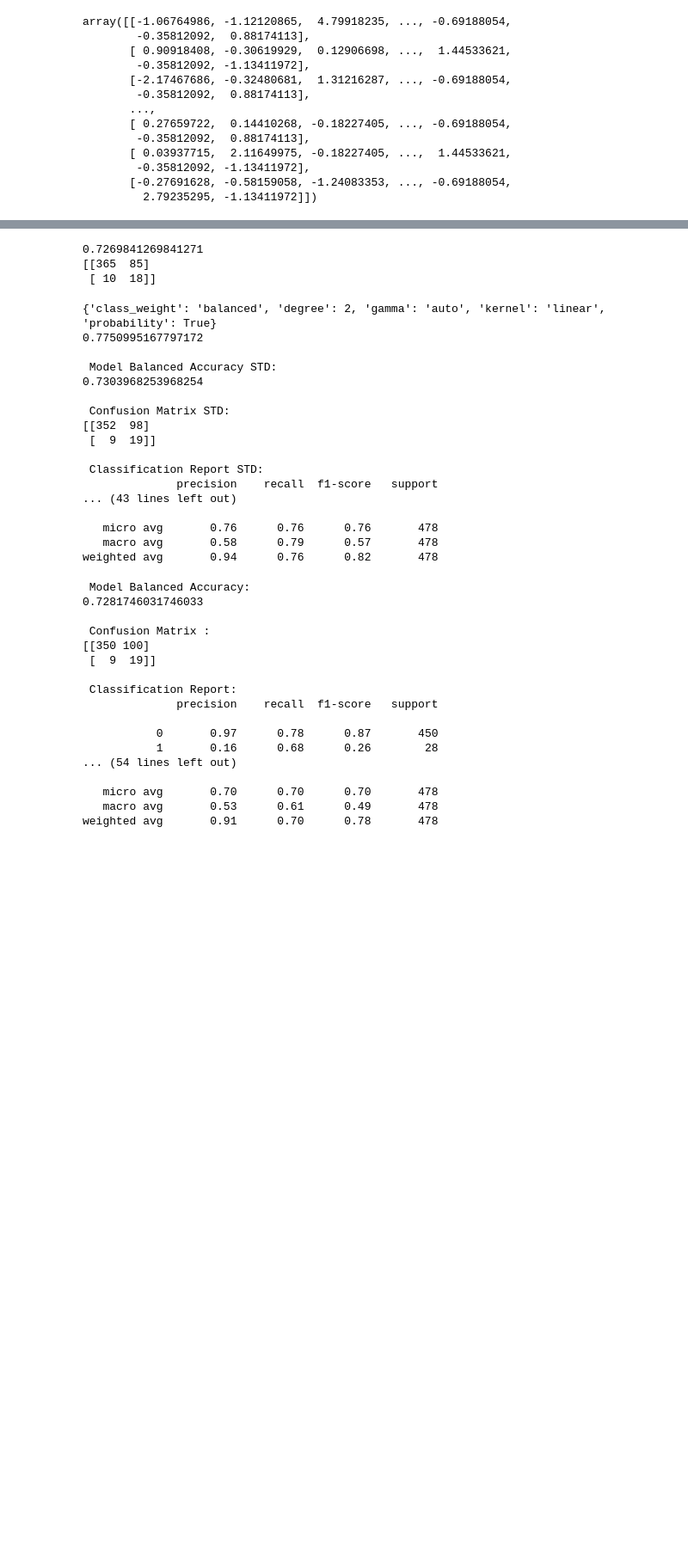
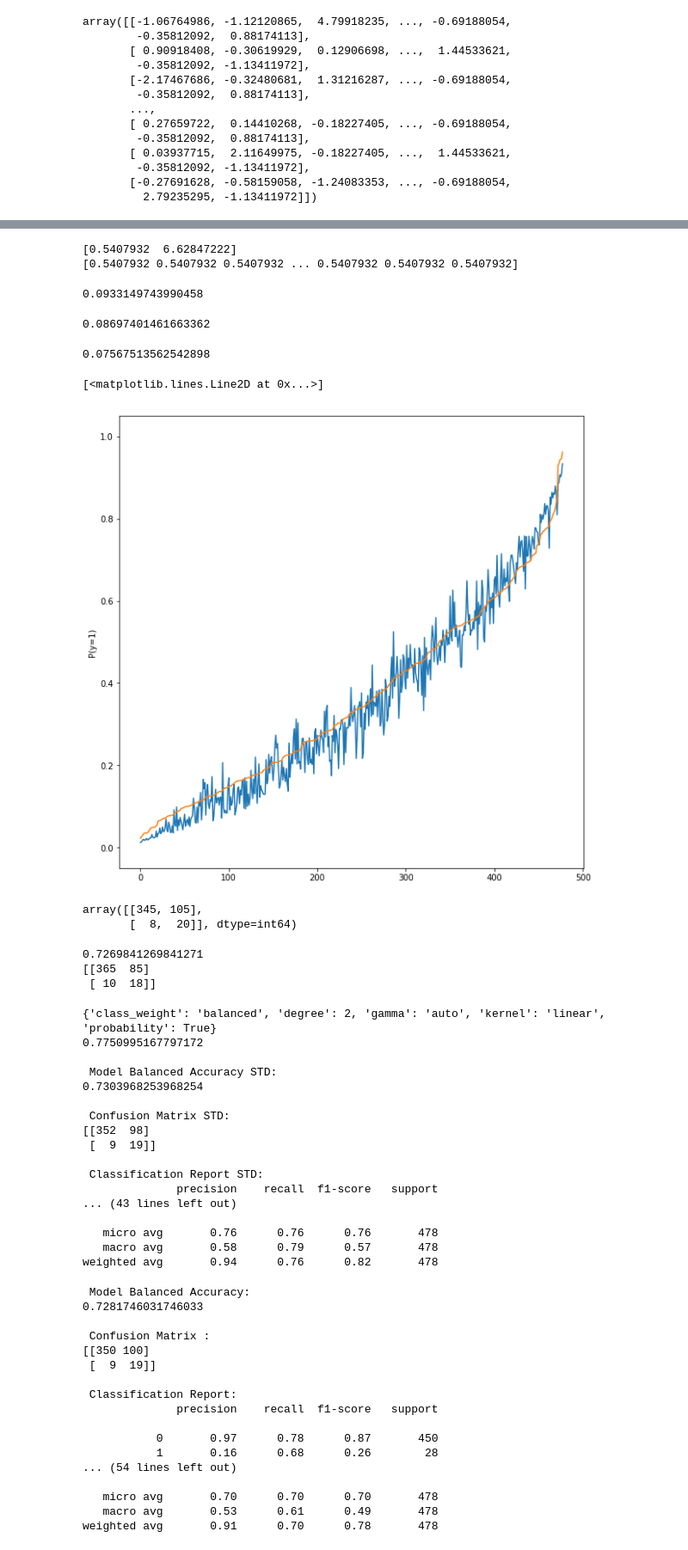
Before and after one commit to anubhav-reddy/Partial-Nephrectomy, a Jupyter notebook: New Model/Intra-Op-Complications-Data-Prep.ipynb, the cells around one changed output, grey strips where cells are left out. Shown at 86% size. Drawn from its saved outputs; the diff is of its cells as text; code cells hidden in the pictures; blank space fills up the shorter version.

```diff
--- a/New Model/Intra-Op-Complications-Data-Prep.ipynb
+++ b/New Model/Intra-Op-Complications-Data-Prep.ipynb
@@ -766,7 +662,7 @@ from sklearn.model_selection import GridSearchCV
 from sklearn import metrics
 import math
 model = LogisticRegression()
-parameter_dist = {'solver':['liblinear'],'class_weight': ['balanced'] , 'penalty':['l2'] }
+parameter_dist = {'solver':['liblinear','newton-cg','sag','lbfgs'],'class_weight': ['balanced'] , 'penalty':['l2'], 'C': [0.001, 0.01, 0.1, 1, 10, 100, 1000] }
 logit = GridSearchCV(model,parameter_dist,n_jobs=-1,scoring='balanced_accuracy', cv = 5)
 logit_std = GridSearchCV(model,parameter_dist,n_jobs=-1,scoring='balanced_accuracy', cv = 5)
 logit_pca = GridSearchCV(model,parameter_dist,n_jobs=-1,scoring='balanced_accuracy', cv = 5)
@@ -848,6 +748,57 @@ print("\n Classification Report STD KPCA: \n"+ str(metrics.classification_report
    micro avg       0.75      0.75      0.75       478
    macro avg       0.58      0.80      0.57       478
 weighted avg       0.94      0.75      0.81       478
+# %%
+from sklearn.utils import class_weight
+class_weights = class_weight.compute_class_weight('balanced',
+                                                 np.unique(Y_train),
+                                                 Y_train)
+sample_weights = class_weight.compute_sample_weight('balanced',Y_train)
+
+print(class_weights)
+print(sample_weights)
+# %% [output]
+[0.5407932  6.62847222]
+[0.5407932 0.5407932 0.5407932 ... 0.5407932 0.5407932 0.5407932]
+# %%
+from sklearn.calibration import CalibratedClassifierCV
+results_logit_kpca_sigmoid = CalibratedClassifierCV(results_logit_kpca.best_estimator_, cv=5, method='sigmoid')
+results_logit_kpca_sigmoid.fit(X_train_std_KPCA, Y_train, sample_weights)
+y_logit_kpca_sigmoid = results_logit_kpca_sigmoid.predict_proba(X_test_std_KPCA)[:,1]
+
+results_logit_kpca_isotonic = CalibratedClassifierCV(results_logit_kpca.best_estimator_, cv=5, method='isotonic')
+results_logit_kpca_isotonic.fit(X_train_std_KPCA, Y_train, sample_weights)
+y_logit_kpca_isotonic = results_logit_kpca_isotonic.predict_proba(X_test_std_KPCA)[:,1]
+# %%
+from sklearn.metrics import brier_score_loss
+brier_score_loss(y_logit_kpca, logit_kpca.predict_proba(X_test_std_KPCA)[:,1])
+# %% [output]
+0.0933149743990458
+# %%
+brier_score_loss(y_logit_kpca,y_logit_kpca_sigmoid,)
+# %% [output]
+0.08697401461663362
+# %%
+brier_score_loss(y_logit_kpca, y_logit_kpca_isotonic)
+# %% [output]
+0.07567513562542898
+# %%
+import matplotlib.pyplot as plt
+plt.figure(figsize=(10,10))
+order = np.lexsort((logit_kpca.predict_proba(X_test_std_KPCA)[:,1], ))
+plt.ylim([-0.05, 1.05])
+plt.ylabel("P(y=1)")
+plt.plot(y_logit_kpca_sigmoid[order])
+#plt.plot(y_logit_kpca_isotonic[order])
+plt.plot(logit_kpca.predict_proba(X_test_std_KPCA)[order,1])
+# %% [output]
+[<matplotlib.lines.Line2D at 0x...>]
+[figure, added]
+# %%
+metrics.confusion_matrix(Y_test,results_logit_kpca_isotonic.predict(X_test_std_KPCA))
+# %% [output]
+array([[345, 105],
+       [  8,  20]], dtype=int64)
 # %%
 
 from itertools import product
```
Also changed, not shown: parts of 9 cells of this notebook, 1 other file.
